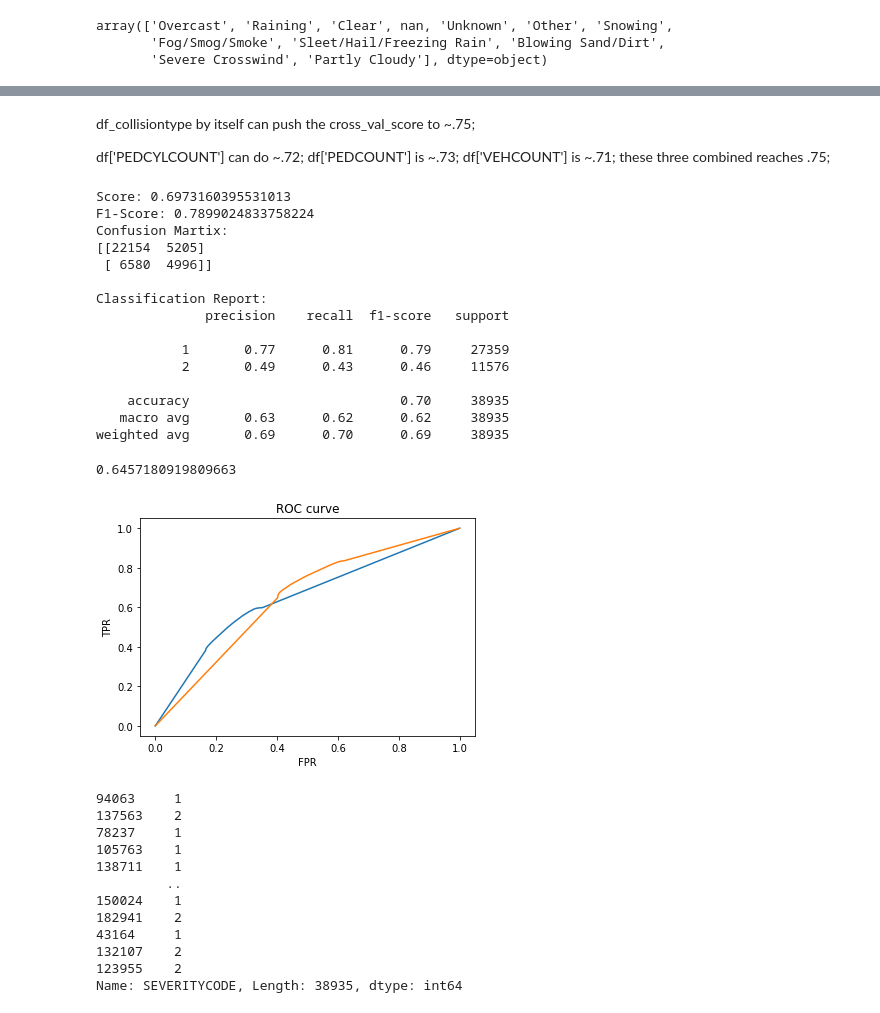
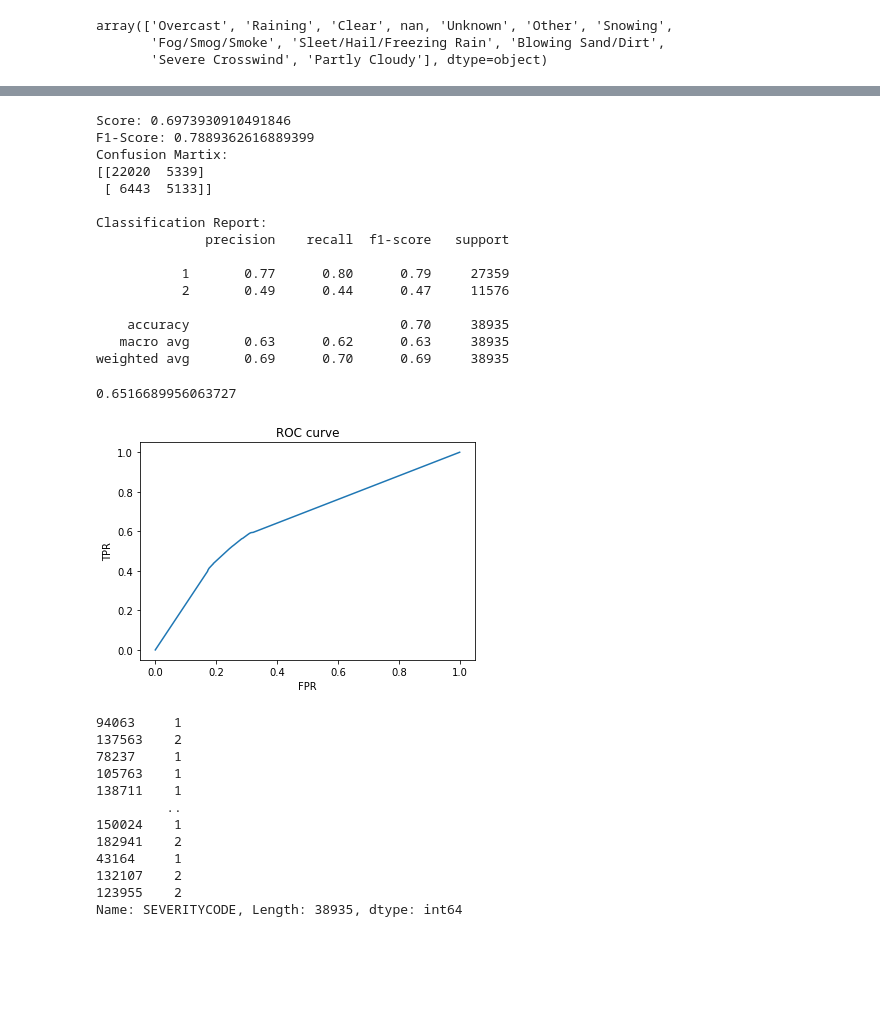
Before and after one commit to qcabel/collision-severity-prediction, a Jupyter notebook: predict_collision_severity.ipynb, the cells around one changed output, grey strips where cells are left out. Cells and saved outputs as stored; diff of their text form; code cells hidden in the pictures; blank space fills up the shorter version.

```diff
--- a/predict_collision_severity.ipynb
+++ b/predict_collision_severity.ipynb
@@ -111,6 +119,5 @@ STATUS (matched, unmatched)
 # %%
-# distribution of severity among cardinality for each feature
-feature = 'SDOT_COLDESC'
+feature = 'COLLISIONTYPE'
 df[[feature, "SEVERITYCODE"]].groupby([feature, "SEVERITYCODE"]).size()
 
 # df.groupby(by=feature).size()  #if only interested in how feature is distributed
@@ -336,6 +357,7 @@ df_sdotcold=categ_to_one_hot(df, feature='SDOT_COLDESC')
 # %%
 df_preprocessed = pd.concat([df_addrtype, df_collisiontype, df_junctiontype,
                              df_weather, df_roadcond, df_lightcond,
+                             df_sdotcold,
                              df[['PERSONCOUNT', 'PEDCYLCOUNT', 'PEDCOUNT','VEHCOUNT','UNDERINFL']],
                              loc_y.astype(int), loc_x.astype(int)], axis=1)
 # df_preprocessed = pd.concat([df['PEDCOUNT'], df['PEDCYLCOUNT'], df['VEHCOUNT'], df_sdotcold], axis=1)
@@ -361,7 +388,3 @@ df_preprocessed
-# %% [markdown]
-df_collisiontype by itself can push the cross_val_score to ~.75;
-
-df['PEDCYLCOUNT'] can do ~.72; df['PEDCOUNT'] is ~.73; df['VEHCOUNT'] is ~.71; these three combined reaches .75;
 # %%
 X_train, X_test, y_train, y_test = train_test_split(
     df_preprocessed, df['SEVERITYCODE'], test_size=0.2, random_state=1)
@@ -380,39 +403,39 @@ print('')
 print('Classification Report:')
 print(classification_report(y_test, tree_pred))
 # %% [output]
-Score: 0.6973160395531013
-F1-Score: 0.7899024833758224
+Score: 0.6973930910491846
+F1-Score: 0.7889362616889399
 Confusion Martix:
-[[22154  5205]
- [ 6580  4996]]
+[[22020  5339]
+ [ 6443  5133]]
 
 Classification Report:
               precision    recall  f1-score   support
 
-           1       0.77      0.81      0.79     27359
-           2       0.49      0.43      0.46     11576
+           1       0.77      0.80      0.79     27359
+           2       0.49      0.44      0.47     11576
 
     accuracy                           0.70     38935
-   macro avg       0.63      0.62      0.62     38935
+   macro avg       0.63      0.62      0.63     38935
 weighted avg       0.69      0.70      0.69     38935
 # %%
 predictions = tree.predict_proba(X_test)
 print(roc_auc_score(y_test, predictions[:,1]))
 
 fpr, tpr, _ = roc_curve(y_test-1, predictions[:,1])
-fpr_0, tpr_0, _ = roc_curve((3-y_test)-1, predictions[:,0])
+# fpr_0, tpr_0, _ = roc_curve((3-y_test)-1, predictions[:,0])
 
 
 plt.clf()
 plt.plot(fpr, tpr)
-plt.plot(fpr_0, tpr_0)
+# plt.plot(fpr_0, tpr_0)
 plt.xlabel('FPR')
 plt.ylabel('TPR')
 plt.title('ROC curve')
 plt.show()
 # %% [output]
-0.6457180919809663
+0.6516689956063727
-[figure, old version]
+[figure, new version]
 # %%
 y_test
 # %% [output]
```
Also changed, not shown: parts of 33 cells of this notebook.
